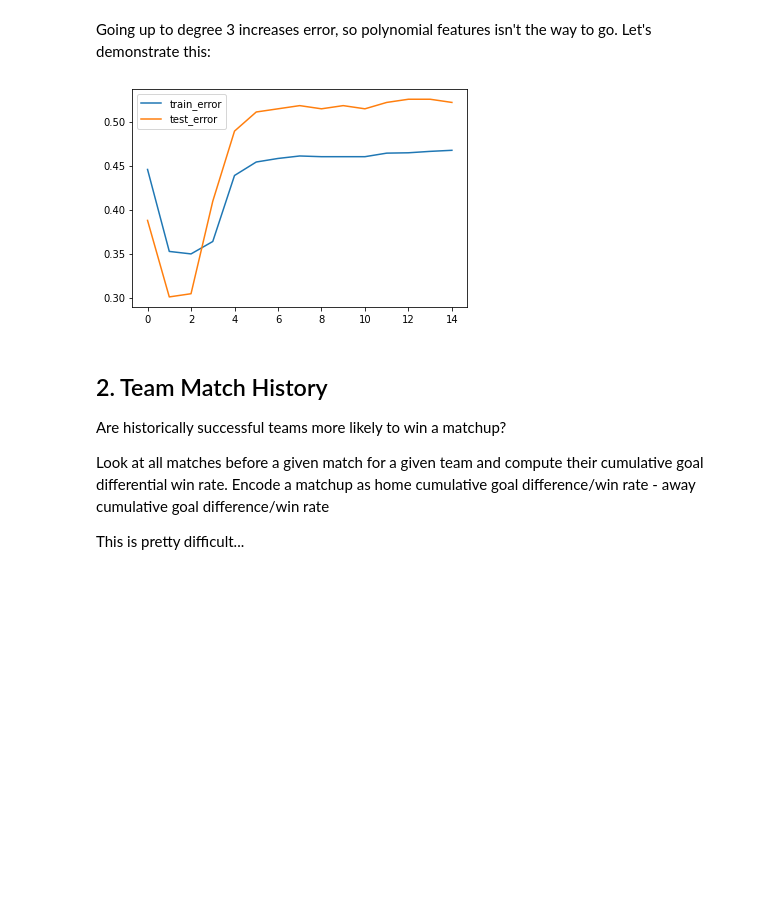
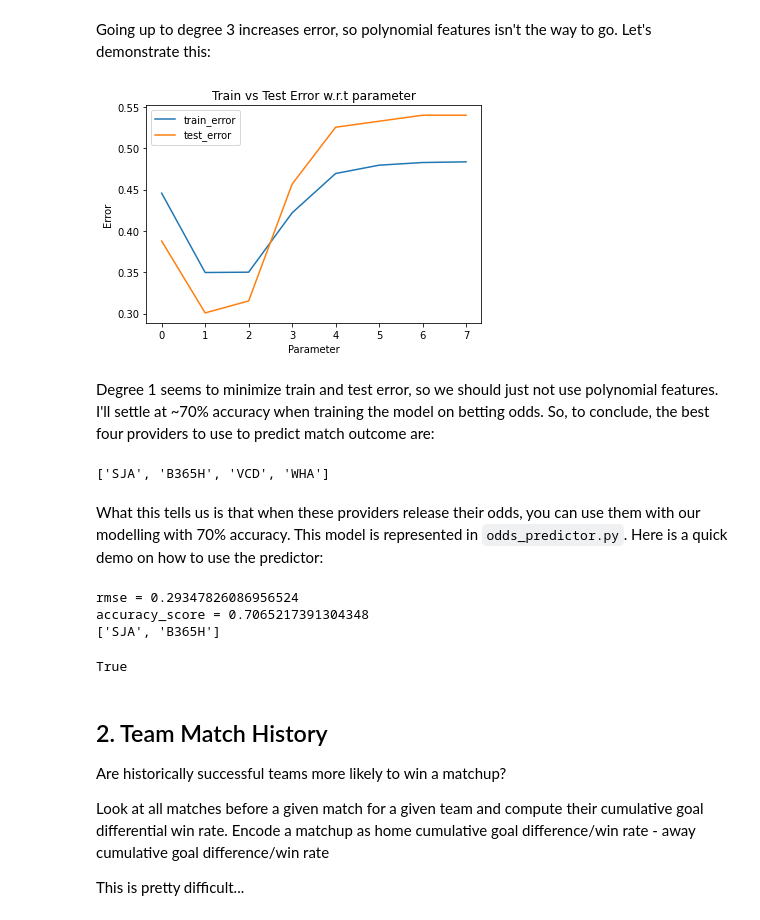
Before and after one commit to XanderYoon/ML_Soccer_Predictions, a Jupyter notebook: logistic_regression.ipynb, the cells around one changed output. Cells and saved outputs as stored; diff of their text form; code cells hidden in the pictures; blank space fills up the shorter version.

Commit message:
wrote odds predictor class

````diff
--- a/logistic_regression.ipynb
+++ b/logistic_regression.ipynb
@@ -227,0 +148,5 @@ Test Error = 0.30434782608695654
+# %%
+xtrain = odds_lr["train_data"][odds_features]
+ytrain = odds_lr["train_data"][binary_class_label]
+features_by_importance = get_sorted_importances(odds_lr, xtrain, ytrain, odds_features)
+plot_sorted_importances(features_by_importance)
@@ -227,0 +157,14 @@ Test Error = 0.30434782608695654
+# %%
+top_k = len(odds_features) # the number of top features to select
+
+train_error = []
+test_error = []
+num_features = list(range(1, top_k))
+for k in num_features:
+    top_k_features = list(features_by_importance.head(k)["feature_name"])
+    top_k_odds_lr = logistic_regression(odds_data[top_k_features + [binary_class_label]], top_k_features, suppress_print=True)
+    tr_err, te_err = train_test_error(top_k_odds_lr, top_k_features, suppress_print=True)
+    train_error.append(tr_err)
+    test_error.append(te_err)
+
+plot_errors(train_error, test_error, num_features)
@@ -228 +175,4 @@ Test Error = 0.30434782608695654
+# %%
+top_4_features = list(features_by_importance.head(4)["feature_name"])
+top_4_features_odds_data = odds_data[top_4_features + [binary_class_label]]
 # %% [markdown]
@@ -230,4 +180,4 @@ Decent train and test error. Can we do better? How about polynomial features?
 # %%
-odds_poly = poly_enhance_data(odds_data, odds_features, degree = 3, suppress_print=True)
+odds_poly = poly_enhance_data(top_4_features_odds_data, top_4_features, degree = 2, suppress_print=True)
 odds_poly_lr = logistic_regression(odds_poly[0], odds_poly[1])
 # %% [output]
@@ -244,20 +194,44 @@ Going up to degree 3 increases error, so polynomial features isn't the way to go
 # %%
 train_error = []
 test_error = []
 solver = "saga"
 degrees = [i for i in range(8)]
 with warnings.catch_warnings():
     warnings.simplefilter('ignore')
     for degree in degrees:
-        odds_poly = odds_poly = poly_enhance_data(odds_data, odds_features, degree = degree, suppress_print=True)
+        odds_poly = odds_poly = poly_enhance_data(top_4_features_odds_data, top_4_features, degree = degree, suppress_print=True)
         odds_poly_lr = logistic_regression(odds_poly[0], odds_poly[1], solver=solver, suppress_print=True)
         tr_err, te_err = train_test_error(odds_poly_lr, odds_poly[1], suppress_print=True)
         train_error.append(tr_err)
         test_error.append(te_err)
 
 plot_errors(train_error, test_error, degrees)
 # %% [output]
-[figure, old version]
+[figure, new version]
+# %% [markdown]
+Degree 1 seems to minimize train and test error, so we should just not use polynomial features. I'll settle at ~70% accuracy when training the model on betting odds. So, to conclude, the best four providers to use to predict match outcome are:
+# %%
+top_4_features
+# %% [output]
+['SJA', 'B365H', 'VCD', 'WHA']
+# %% [markdown]
+What this tells us is that when these providers release their odds, you can use them with our modelling with 70% accuracy. This model is represented in ```odds_predictor.py```. Here is a quick demo on how to use the predictor:
+# %%
+from odds_predictor import OddsPredictor
+predictor = OddsPredictor(matches)
+predictor.train()
+# %% [output]
+rmse = 0.29347826086956524
+accuracy_score = 0.7065217391304348
+['SJA', 'B365H']
+# %%
+sample_match_odds = {
+    "SJA": 8,
+    "B365H": 3
+}
+predictor.will_home_win(sample_match_odds)
+# %% [output]
+True
 # %% [markdown]
 ## 2. Team Match History
 
````
Also changed, not shown: parts of 12 cells of this notebook, 2 other files.
